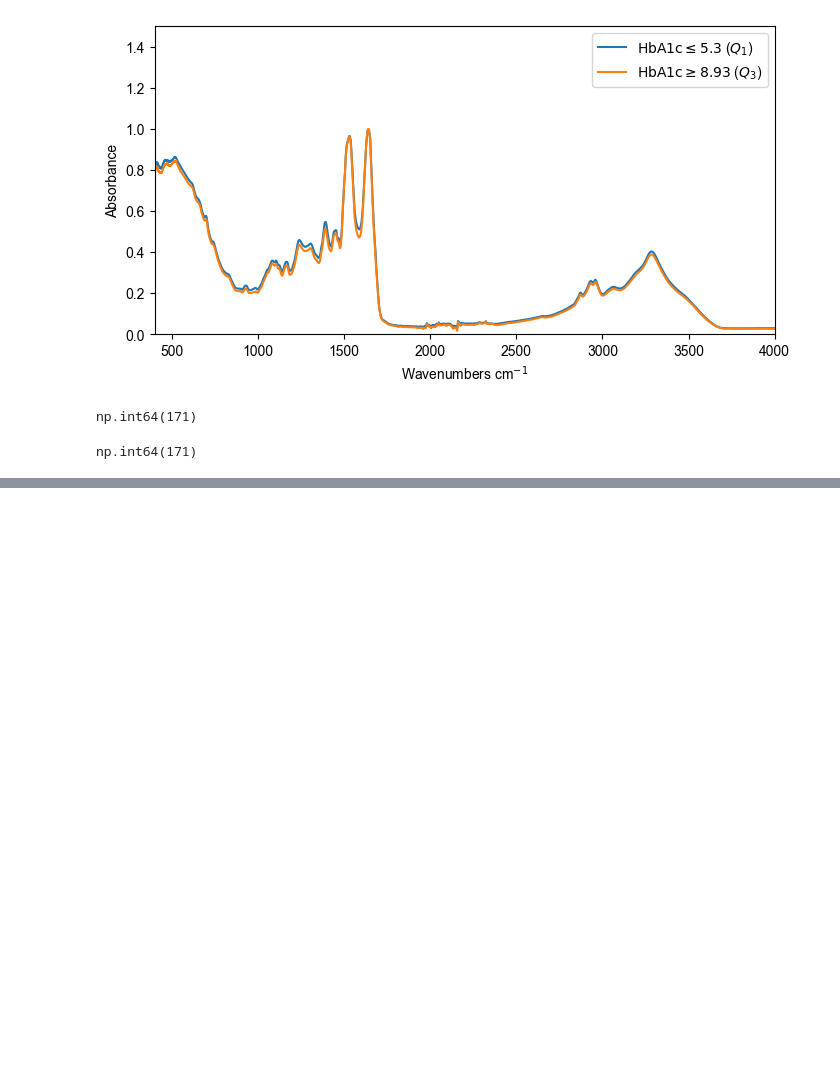
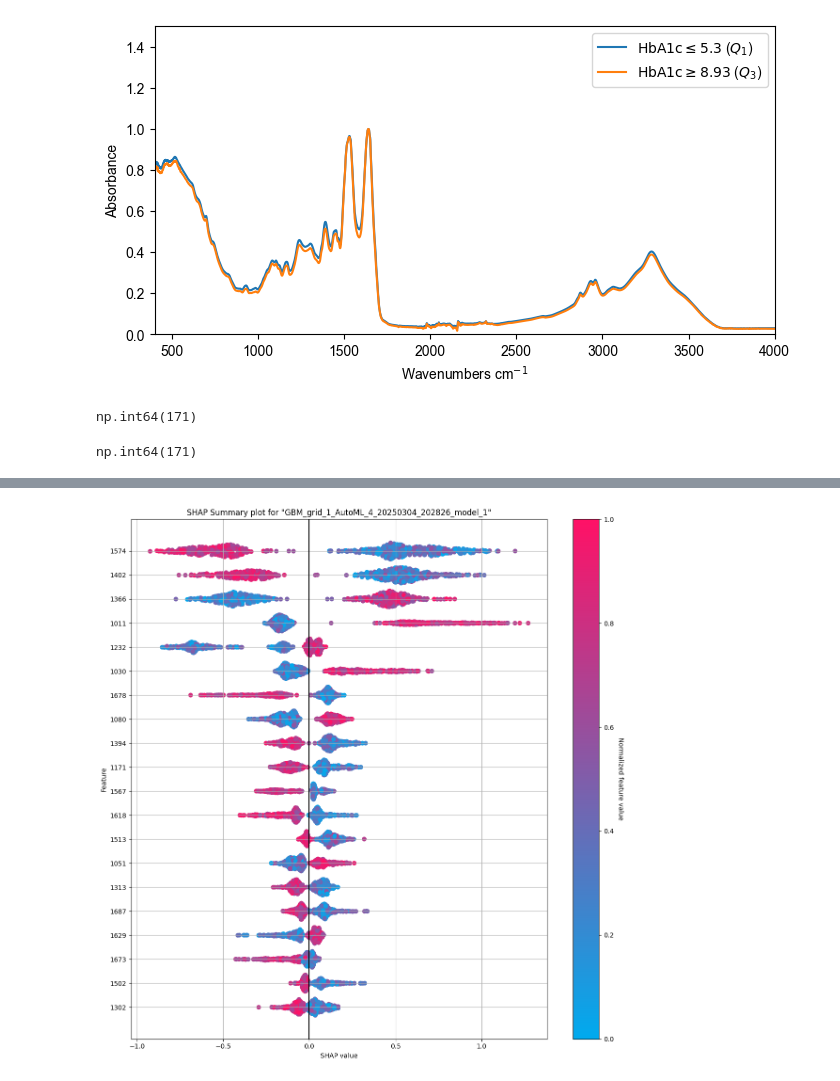
Before and after one commit to MelnychenkoM/ml_methods_hba1c, a Jupyter notebook: notebooks/visuals.ipynb, the cells around one changed output, grey strips where cells are left out. Saved outputs shown, nothing was run; the diff lists cells and outputs as text; code cells hidden in the pictures; blank space fills up the shorter version.

```diff
--- a/notebooks/visuals.ipynb
+++ b/notebooks/visuals.ipynb
@@ -123,0 +150,6 @@ np.int64(171)
+# %%
+with open("../data/curvefit_results/SHAP_height.pkl", "rb") as f:
+    shap_height = pickle.load(f)
+plt.savefig('../figures/SHAP_height.png', transparent=True, dpi=300)
+# %% [output]
+[figure, added]
```
Also changed, not shown: parts of 11 cells of this notebook, 6 other files.
